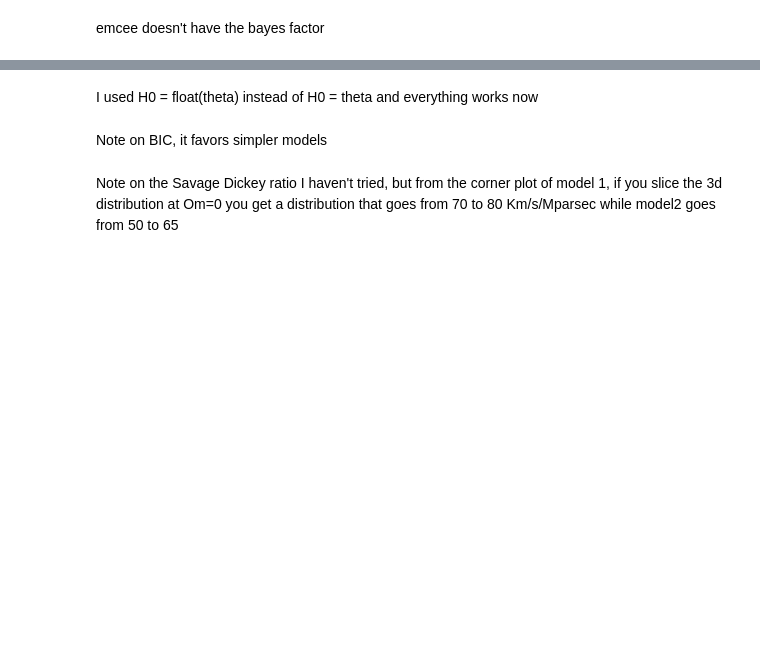
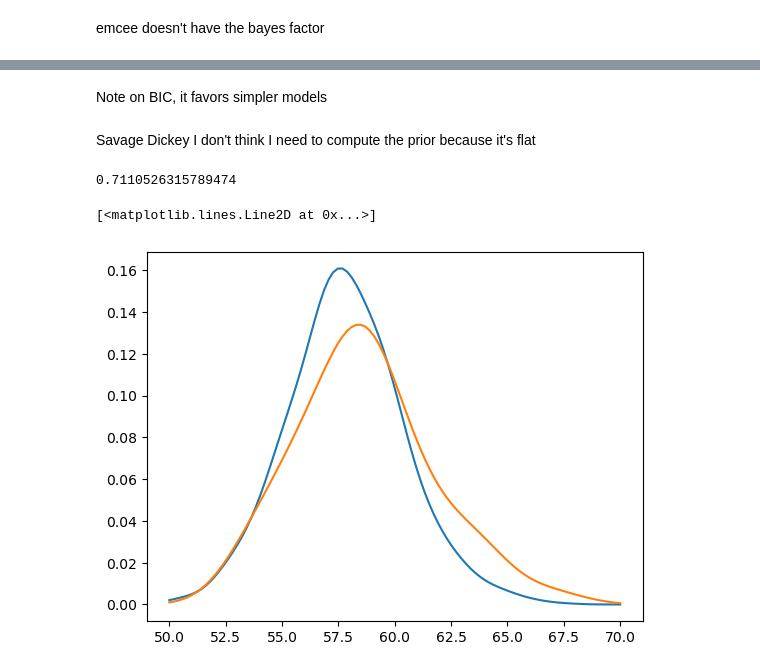
Before and after one commit to Diego-Albano/astrostatistics_bicocca_2025, a Jupyter notebook: working/W18.ipynb, the cells around one changed output, grey strips where cells are left out. Cells and saved outputs as stored; diff of their text form; code cells hidden in the pictures; blank space fills up the shorter version.

```diff
--- a/working/W18.ipynb
+++ b/working/W18.ipynb
@@ -341,10 +352,24 @@ Also I tried copying the dynesty models from the solution but it doesn't work, I
-# %% [markdown]
-I used          H0 = float(theta)
-instead of      H0 = theta
-and everything works now
 # %% [markdown]
 Note on BIC, it favors simpler models
-# %% [markdown]
-Note on the Savage Dickey ratio
-I haven't tried, but from the corner plot of model 1, if you slice the 3d distribution at Om=0 you get a distribution that goes from 70 to 80 Km/s/Mparsec
-while model2 goes from 50 to 65
+# %% [markdown]
+Savage Dickey  I don't think I need to compute the prior because it's flat
+# %%
+bwrange = np.linspace(0.01, 10, 400)
+#print(bwrange)
+K = 5
+grid = GridSearchCV(KernelDensity(), {'bandwidth': bwrange}, cv= K)
+grid.fit(flat_samples)
+h_opt = grid.best_params_['bandwidth']
+print(h_opt)
+# %% [output]
+0.7110526315789474
+# %%
+kde_skl = KernelDensity(bandwidth = h_opt)
+kde_skl.fit(flat_samples)
+pdf2 = np.exp(kde_skl.score_samples(np.linspace(50, 70, 100).reshape(-1, 1)))
+
+plt.plot(np.linspace(50, 70, 100), pdf2, label="simple_model")
+plt.plot(np.linspace(50, 70, 100), pdf, label="broad model")
+# %% [output]
+[<matplotlib.lines.Line2D at 0x...>]
+[figure, added]
```
Also changed, not shown: parts of 19 cells of this notebook.
